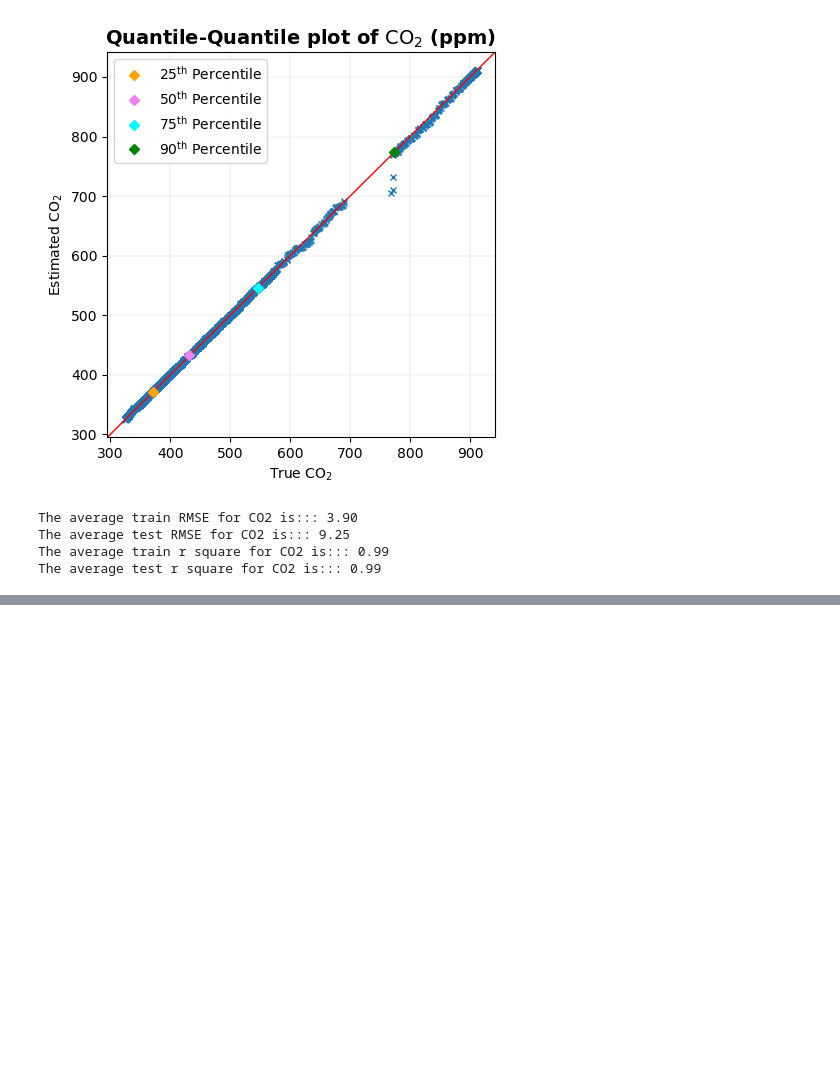
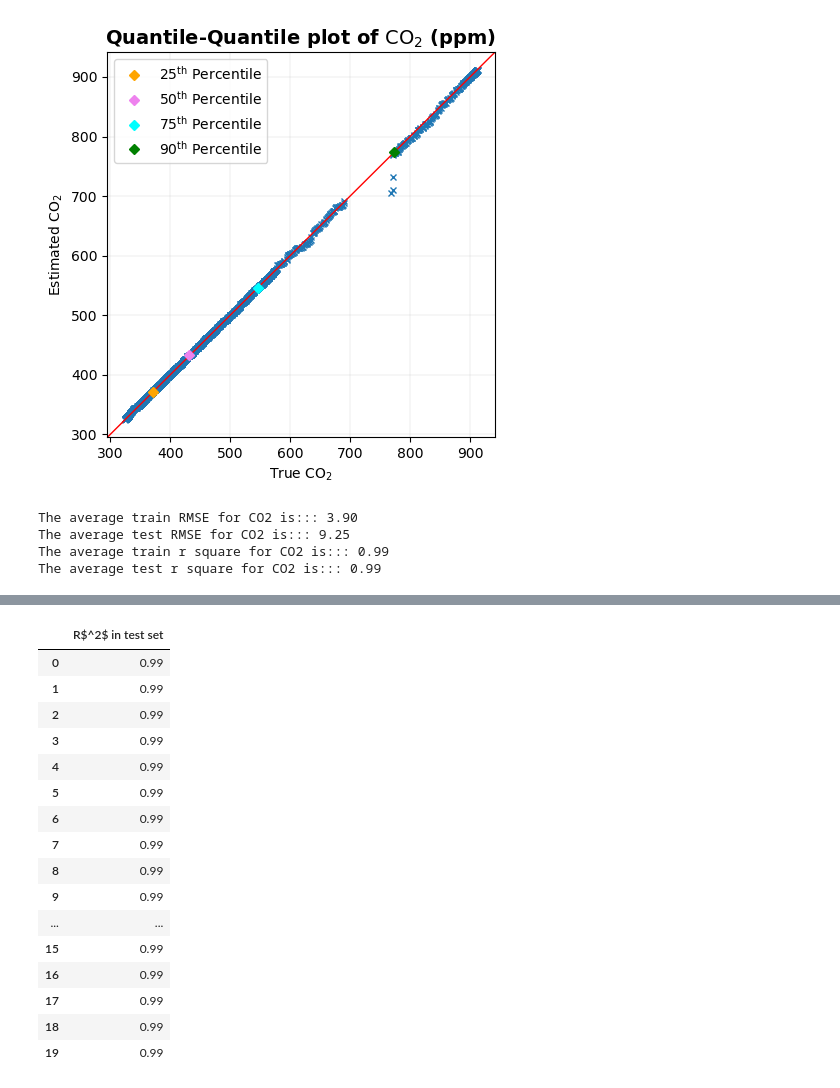
Before and after one commit to mi3nts/Compare_PSD, a Jupyter notebook: CO2/CO2_PB.ipynb, the cells around one changed output, grey strips where cells are left out. Cells and saved outputs as stored; diff of their text form; code cells hidden in the pictures; blank space fills up the shorter version.

```diff
--- a/CO2/CO2_PB.ipynb
+++ b/CO2/CO2_PB.ipynb
@@ -344,0 +349,21 @@ test_rmse
+# %%
+test_r2=pd.DataFrame(k_test, columns=['R$^2$ in test set'])
+test_r2
+# %% [output]
+|  | R$^2$ in test set |
+| 0 | 0.99 |
+| 1 | 0.99 |
+| 2 | 0.99 |
+| 3 | 0.99 |
+| 4 | 0.99 |
+| 5 | 0.99 |
+| 6 | 0.99 |
+| 7 | 0.99 |
+| 8 | 0.99 |
+| 9 | 0.99 |
+| ... | ... |
+| 15 | 0.99 |
+| 16 | 0.99 |
+| 17 | 0.99 |
+| 18 | 0.99 |
+| 19 | 0.99 |
```
Also changed, not shown: parts of 3 cells of this notebook.
